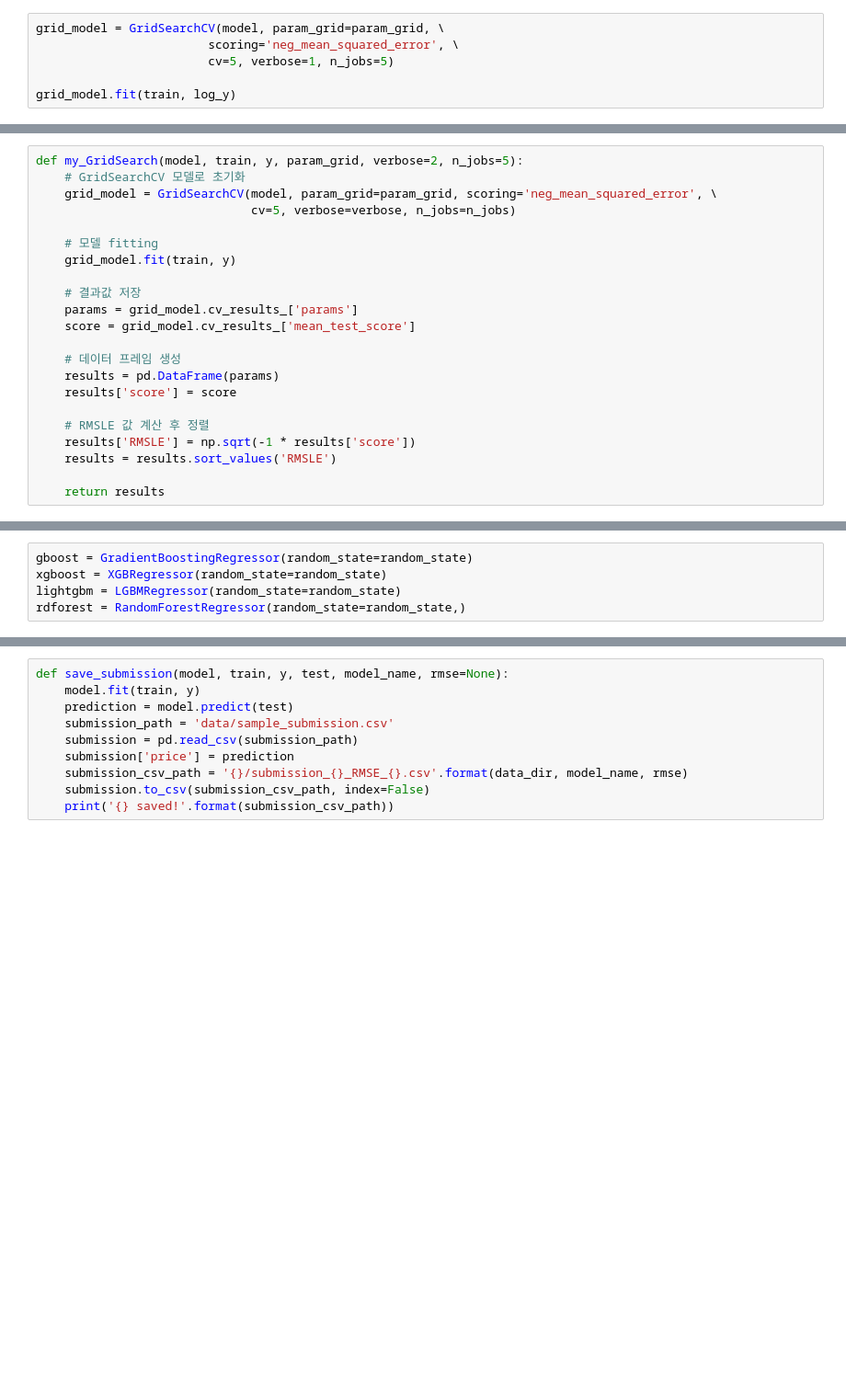
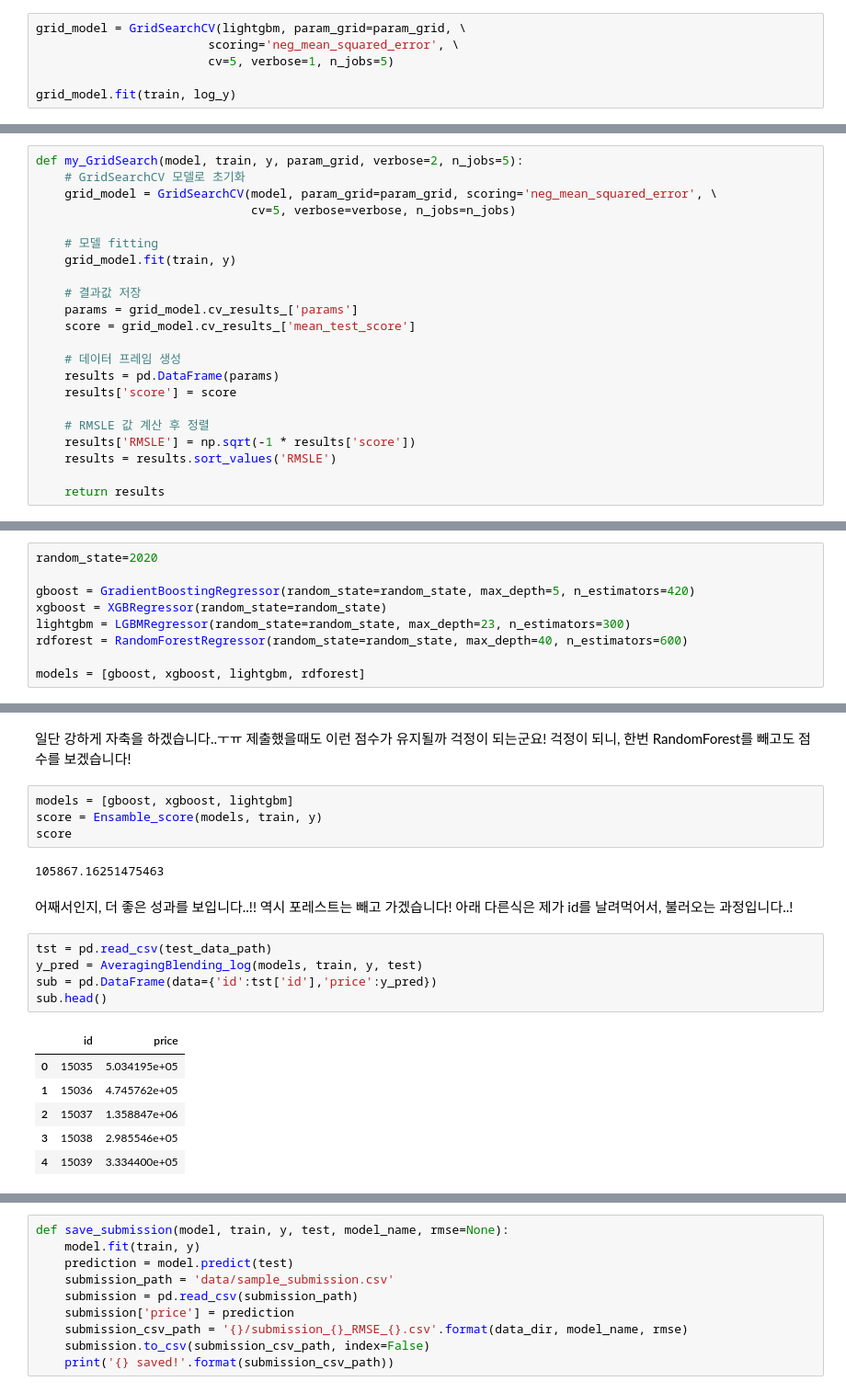
Before and after one commit to SunCreation/aiffel, a Jupyter notebook: Working/kaggle/kaggle_kakr_housing/[EX-06].ipynb, the cells around one changed output, grey strips where cells are left out. Shown at 92% size. Saved outputs shown, nothing was run; the diff lists cells and outputs as text; blank space fills up the shorter version.

```diff
--- a/Working/kaggle/kaggle_kakr_housing/[EX-06].ipynb
+++ b/Working/kaggle/kaggle_kakr_housing/[EX-06].ipynb
@@ -520,7 +521,7 @@ param_grid = {
 
 log_y = np.log1p(y)
 # %%
-grid_model = GridSearchCV(model, param_grid=param_grid, \
+grid_model = GridSearchCV(lightgbm, param_grid=param_grid, \
                         scoring='neg_mean_squared_error', \
                         cv=5, verbose=1, n_jobs=5)
 
@@ -694,5 +720,9 @@ results3[:10]
 # %%
-gboost = GradientBoostingRegressor(random_state=random_state)
+random_state=2020
+
+gboost = GradientBoostingRegressor(random_state=random_state, max_depth=5, n_estimators=420)
 xgboost = XGBRegressor(random_state=random_state)
-lightgbm = LGBMRegressor(random_state=random_state)
-rdforest = RandomForestRegressor(random_state=random_state,)
+lightgbm = LGBMRegressor(random_state=random_state, max_depth=23, n_estimators=300)
+rdforest = RandomForestRegressor(random_state=random_state, max_depth=40, n_estimators=600)
+
+models = [gboost, xgboost, lightgbm, rdforest]
@@ -715 +751,25 @@ subm.head()
+# %% [markdown]
+일단 강하게 자축을 하겠습니다..ㅜㅠ 제출했을때도 이런 점수가 유지될까 걱정이 되는군요!
+걱정이 되니, 한번 RandomForest를 빼고도 점수를 보겠습니다!
+# %%
+models = [gboost, xgboost, lightgbm]
+score = Ensamble_score(models, train, y)
+score
+# %% [output]
+105867.16251475463
+# %% [markdown]
+어째서인지, 더 좋은 성과를 보입니다..!! 역시 포레스트는 빼고 가겠습니다!
+아래 다른식은 제가 id를 날려먹어서, 불러오는 과정입니다..!
+# %%
+tst = pd.read_csv(test_data_path)
+y_pred = AveragingBlending_log(models, train, y, test)
+sub = pd.DataFrame(data={'id':tst['id'],'price':y_pred})
+sub.head()
+# %% [output]
+|  | id | price |
+| 0 | 15035 | 5.034195e+05 |
+| 1 | 15036 | 4.745762e+05 |
+| 2 | 15037 | 1.358847e+06 |
+| 3 | 15038 | 2.985546e+05 |
+| 4 | 15039 | 3.334400e+05 |
 # %%
```
Also changed, not shown: parts of 21 cells of this notebook, 9 other files.
